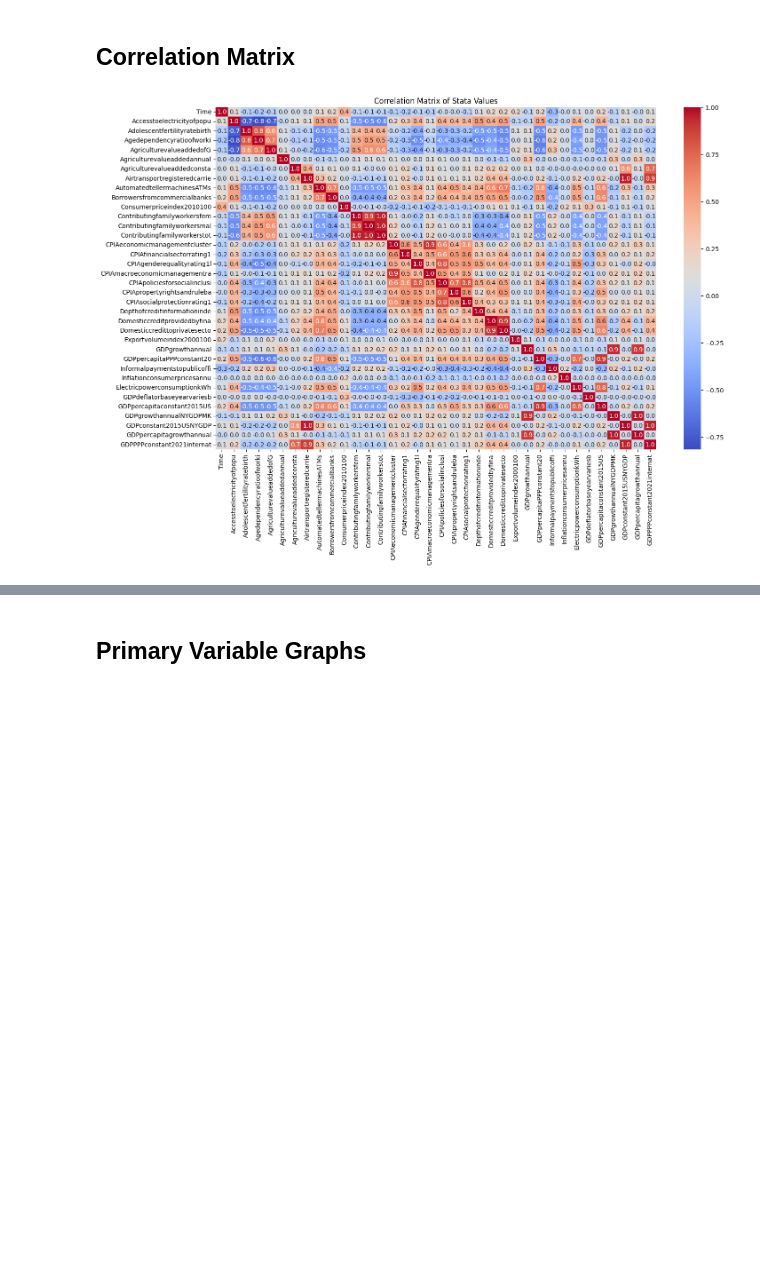
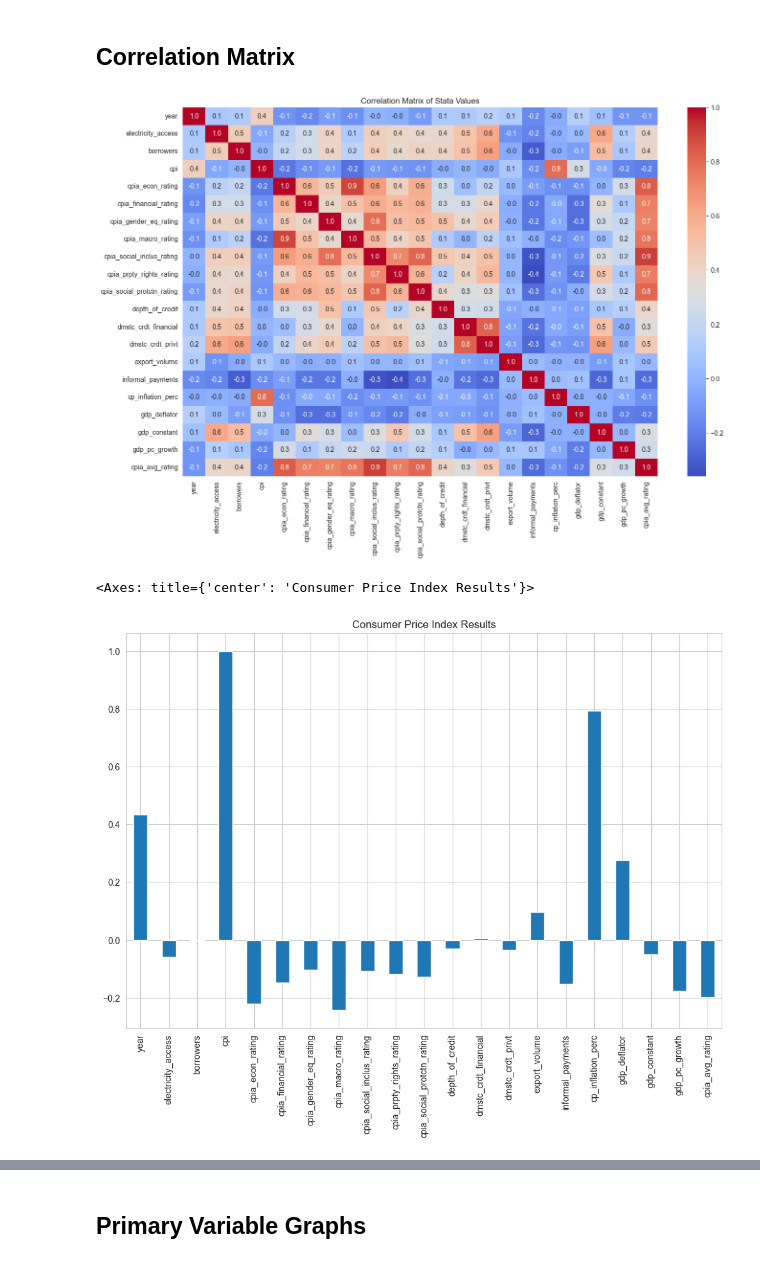
Before and after one commit to JoeyRussoniello/the-nexus-of-macroeconomic-policy-on-inflation, a Jupyter notebook: Python/python_visuals.ipynb, the cells around one changed output, grey strips where cells are left out. Drawn from its saved outputs; the diff is of its cells as text; code cells hidden in the pictures; blank space fills up the shorter version.

Commit message:
Further cleaned data and initialized regression output

```diff
--- a/Python/python_visuals.ipynb
+++ b/Python/python_visuals.ipynb
@@ -4,7 +4,7 @@ import numpy as np
 import seaborn as sns
 import matplotlib.pyplot as plt
 # %%
-df = pd.read_stata('../data/InflationData Countries Only.dta')
+df = pd.read_stata('../data/renamed_rows_final.dta')
 numeric_df = df.select_dtypes(include=['number'])
 # %%
 df.columns
@@ -36,13 +25,15 @@ cov = numeric_df.cov()
 corr = numeric_df.corr()
 # %%
 # Set up the figure
-def heatmap(df,title):
+def heatmap(df,title,annot=True):
     plt.figure(figsize = (16, 10))
-    sns.heatmap(df,annot=True,cmap='coolwarm',fmt='.1f')
+    sns.heatmap(df,annot=annot,cmap='coolwarm',fmt='.1f' if annot else '')
     plt.title(title)
     plt.show()
 
 heatmap(corr,"Correlation Matrix of Stata Values")
-#corr['Consumerpriceindex2010100'].plot(kind='bar',figsize=(12,8),title='Consumer Price Index Results')
+corr['cpi'].plot(kind='bar',figsize=(12,8),title='Consumer Price Index Results')
 # %% [output]
-[figure, old version]
+[figure, new version]
+<Axes: title={'center': 'Consumer Price Index Results'}>
+[figure, added]
```
Also changed, not shown: parts of 8 cells of this notebook, 4 other files.
